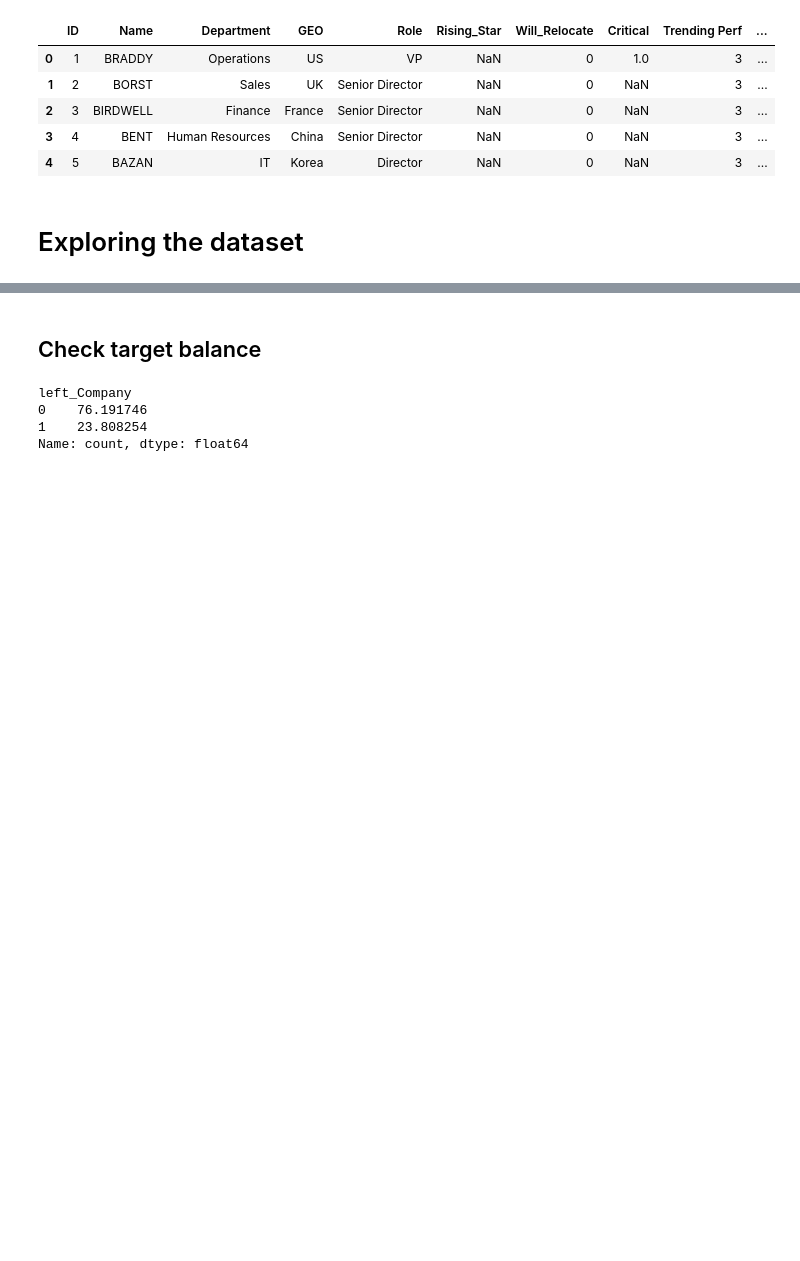
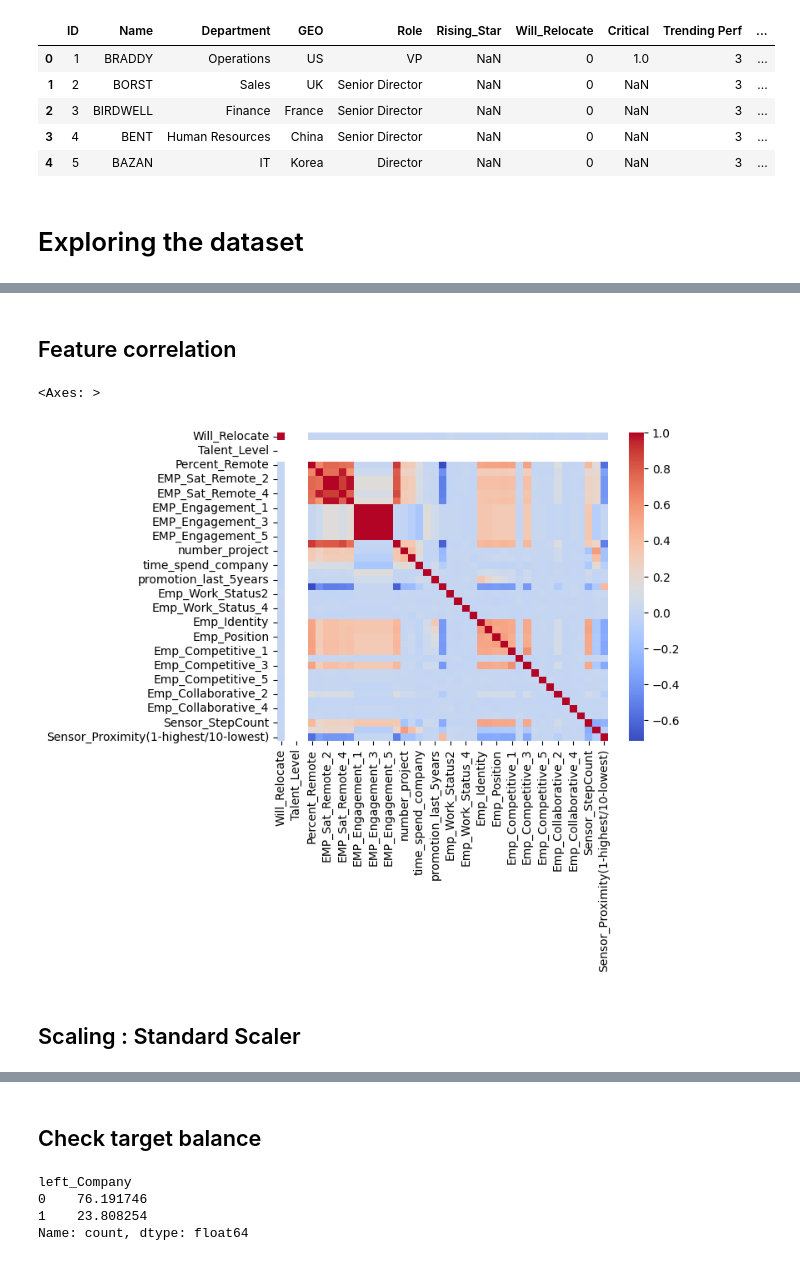
Before and after one commit to Emroullier/hr-data-analytics, a Jupyter notebook: notebooks/simple_log_regression.ipynb, the cells around one changed output, grey strips where cells are left out. Saved outputs shown, nothing was run; the diff lists cells and outputs as text; code cells hidden in the pictures; blank space fills up the shorter version.

```diff
--- a/notebooks/simple_log_regression.ipynb
+++ b/notebooks/simple_log_regression.ipynb
@@ -92,0 +187,10 @@ dataset.head()
+# %% [markdown]
+## Feature correlation
+# %%
+#Compute feature correlation
+sns.heatmap(X.corr(), cmap='coolwarm')
+# %% [output]
+<Axes: >
+[figure, added]
+# %% [markdown]
+## Scaling : Standard Scaler
```
Also changed, not shown: parts of 64 cells of this notebook.
